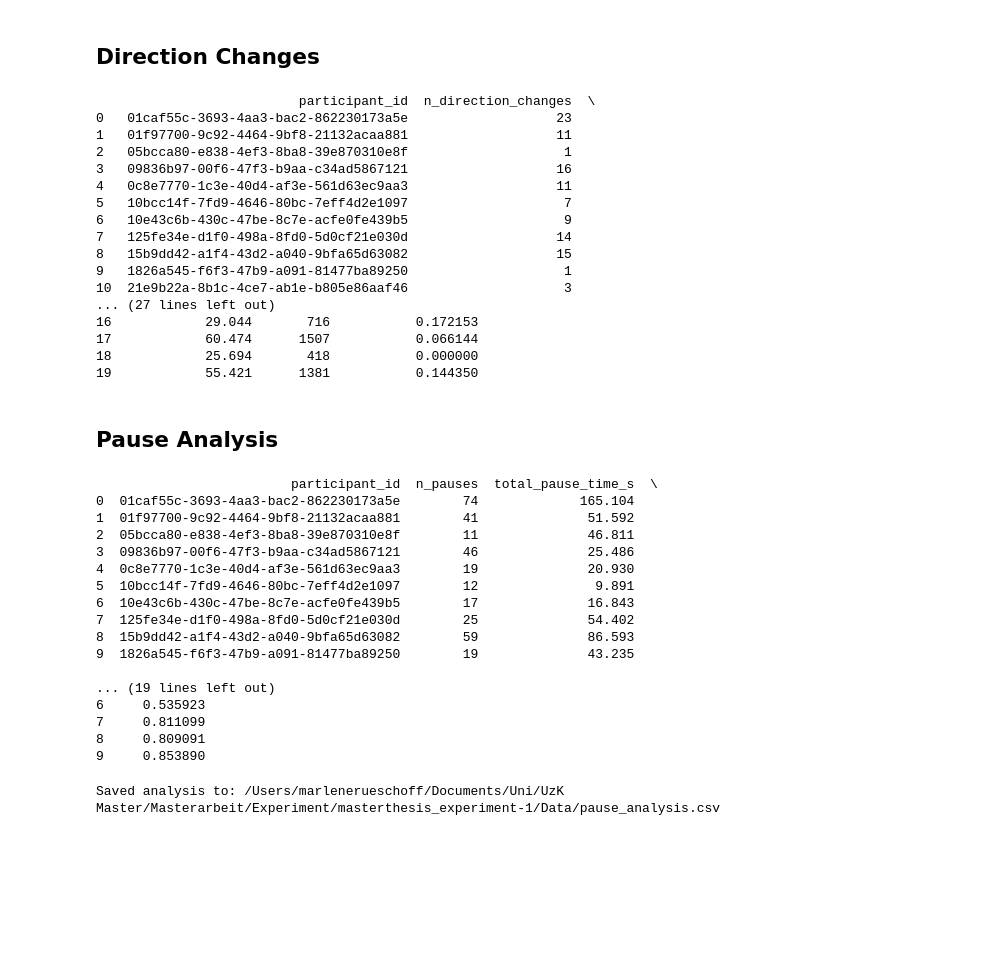
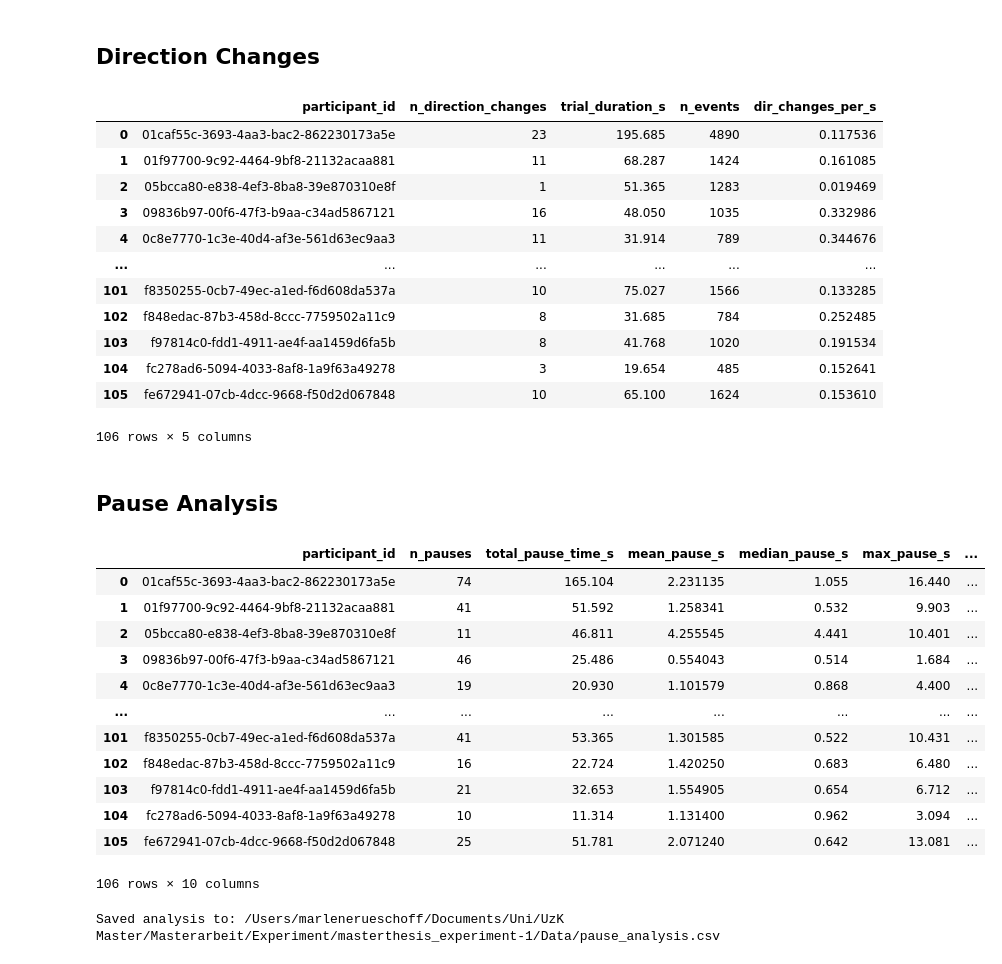
Before and after one commit to MarleneRu/MR_UzK, a Jupyter notebook: Analysis/Supplementary_Analysis.ipynb, the cells around one changed output. Cells and saved outputs as stored; diff of their text form; code cells hidden in the pictures; blank space fills up the shorter version.

```diff
--- a/Analysis/Supplementary_Analysis.ipynb
+++ b/Analysis/Supplementary_Analysis.ipynb
@@ -364,25 +364,22 @@ direction_changes = (
 # Direction changes per second
 direction_changes["dir_changes_per_s"] = direction_changes["n_direction_changes"] / direction_changes["trial_duration_s"]
 
-print(direction_changes.head(20))
+# Output
+direction_changes
 # %% [output]
+|  | participant_id | n_direction_changes | trial_duration_s | n_events | dir_changes_per_s |
+| 0 | 01caf55c-3693-4aa3-bac2-862230173a5e | 23 | 195.685 | 4890 | 0.117536 |
+| 1 | 01f97700-9c92-4464-9bf8-21132acaa881 | 11 | 68.287 | 1424 | 0.161085 |
+| 2 | 05bcca80-e838-4ef3-8ba8-39e870310e8f | 1 | 51.365 | 1283 | 0.019469 |
+| 3 | 09836b97-00f6-47f3-b9aa-c34ad5867121 | 16 | 48.050 | 1035 | 0.332986 |
+| 4 | 0c8e7770-1c3e-40d4-af3e-561d63ec9aa3 | 11 | 31.914 | 789 | 0.344676 |
+| ... | ... | ... | ... | ... | ... |
+| 101 | f8350255-0cb7-49ec-a1ed-f6d608da537a | 10 | 75.027 | 1566 | 0.133285 |
+| 102 | f848edac-87b3-458d-8ccc-7759502a11c9 | 8 | 31.685 | 784 | 0.252485 |
+| 103 | f97814c0-fdd1-4911-ae4f-aa1459d6fa5b | 8 | 41.768 | 1020 | 0.191534 |
+| 104 | fc278ad6-5094-4033-8af8-1a9f63a49278 | 3 | 19.654 | 485 | 0.152641 |
+| 105 | fe672941-07cb-4dcc-9668-f50d2d067848 | 10 | 65.100 | 1624 | 0.153610 |
-                          participant_id  n_direction_changes  \
-0   01caf55c-3693-4aa3-bac2-862230173a5e                   23
-1   01f97700-9c92-4464-9bf8-21132acaa881                   11
-2   05bcca80-e838-4ef3-8ba8-39e870310e8f                    1
-3   09836b97-00f6-47f3-b9aa-c34ad5867121                   16
-4   0c8e7770-1c3e-40d4-af3e-561d63ec9aa3                   11
-5   10bcc14f-7fd9-4646-80bc-7eff4d2e1097                    7
-6   10e43c6b-430c-47be-8c7e-acfe0fe439b5                    9
-7   125fe34e-d1f0-498a-8fd0-5d0cf21e030d                   14
-8   15b9dd42-a1f4-43d2-a040-9bfa65d63082                   15
-9   1826a545-f6f3-47b9-a091-81477ba89250                    1
-10  21e9b22a-8b1c-4ce7-ab1e-b805e86aaf46                    3
-... (27 lines left out)
-16            29.044       716           0.172153
-17            60.474      1507           0.066144
-18            25.694       418           0.000000
-19            55.421      1381           0.144350
+106 rows × 5 columns
 # %%
 # save as CSV
 direction_changes.to_csv("/Users/marlenerueschoff/Documents/Uni/UzK Master/Masterarbeit/Experiment/masterthesis_experiment-1/Data/direction_changes.csv", index=False)
@@ -411,52 +408,48 @@ events["pause_block"] = events.groupby("participant_id")["is_pause"].apply(
 block = events.groupby(["participant_id","pause_block","is_pause"], as_index=False).agg(
     block_dur_s=("dt_s","sum")
 )
 
 pause_blocks = block[(block["is_pause"]) & (block["block_dur_s"] >= pause_thresh_s)].copy()
 
 # Aggregate pause metrics per participant
 pause_stats = pause_blocks.groupby("participant_id").agg(
     n_pauses=("block_dur_s","size"),
     total_pause_time_s=("block_dur_s","sum"),
     mean_pause_s=("block_dur_s","mean"),
     median_pause_s=("block_dur_s","median"),
     max_pause_s=("block_dur_s","max"),
 ).reset_index()
 
 pause_stats = pause_stats.merge(
     sub_metrics[["participant_id", "trial_duration_s"]],
     on="participant_id",
     how="left"
 )
 
 pause_stats = pause_stats.merge(
     df[["participant_id", "interest", "load"]],
     on="participant_id",
     how="left"
 ).dropna(subset=["interest"])
 
 pause_stats["pause_share"] = pause_stats["total_pause_time_s"] / pause_stats["trial_duration_s"]
 
-# Summary by interest
-print(pause_stats.head(10))
+# Output
+pause_stats
 # %% [output]
+|  | participant_id | n_pauses | total_pause_time_s | mean_pause_s | median_pause_s | max_pause_s | ... |
+| 0 | 01caf55c-3693-4aa3-bac2-862230173a5e | 74 | 165.104 | 2.231135 | 1.055 | 16.440 | ... |
+| 1 | 01f97700-9c92-4464-9bf8-21132acaa881 | 41 | 51.592 | 1.258341 | 0.532 | 9.903 | ... |
+| 2 | 05bcca80-e838-4ef3-8ba8-39e870310e8f | 11 | 46.811 | 4.255545 | 4.441 | 10.401 | ... |
+| 3 | 09836b97-00f6-47f3-b9aa-c34ad5867121 | 46 | 25.486 | 0.554043 | 0.514 | 1.684 | ... |
+| 4 | 0c8e7770-1c3e-40d4-af3e-561d63ec9aa3 | 19 | 20.930 | 1.101579 | 0.868 | 4.400 | ... |
+| ... | ... | ... | ... | ... | ... | ... | ... |
+| 101 | f8350255-0cb7-49ec-a1ed-f6d608da537a | 41 | 53.365 | 1.301585 | 0.522 | 10.431 | ... |
+| 102 | f848edac-87b3-458d-8ccc-7759502a11c9 | 16 | 22.724 | 1.420250 | 0.683 | 6.480 | ... |
+| 103 | f97814c0-fdd1-4911-ae4f-aa1459d6fa5b | 21 | 32.653 | 1.554905 | 0.654 | 6.712 | ... |
+| 104 | fc278ad6-5094-4033-8af8-1a9f63a49278 | 10 | 11.314 | 1.131400 | 0.962 | 3.094 | ... |
+| 105 | fe672941-07cb-4dcc-9668-f50d2d067848 | 25 | 51.781 | 2.071240 | 0.642 | 13.081 | ... |
-                         participant_id  n_pauses  total_pause_time_s  \
-0  01caf55c-3693-4aa3-bac2-862230173a5e        74             165.104
-1  01f97700-9c92-4464-9bf8-21132acaa881        41              51.592
-2  05bcca80-e838-4ef3-8ba8-39e870310e8f        11              46.811
-3  09836b97-00f6-47f3-b9aa-c34ad5867121        46              25.486
-4  0c8e7770-1c3e-40d4-af3e-561d63ec9aa3        19              20.930
-5  10bcc14f-7fd9-4646-80bc-7eff4d2e1097        12               9.891
-6  10e43c6b-430c-47be-8c7e-acfe0fe439b5        17              16.843
-7  125fe34e-d1f0-498a-8fd0-5d0cf21e030d        25              54.402
-8  15b9dd42-a1f4-43d2-a040-9bfa65d63082        59              86.593
-9  1826a545-f6f3-47b9-a091-81477ba89250        19              43.235
-
-... (19 lines left out)
-6     0.535923
-7     0.811099
-8     0.809091
-9     0.853890
+106 rows × 10 columns
 # %%
 # Save velocity metrics to CSV
 pause_analysis_path = "/Users/marlenerueschoff/Documents/Uni/UzK Master/Masterarbeit/Experiment/masterthesis_experiment-1/Data/pause_analysis.csv"
```
Also changed, not shown: parts of 1 cell of this notebook, 1 other file.
